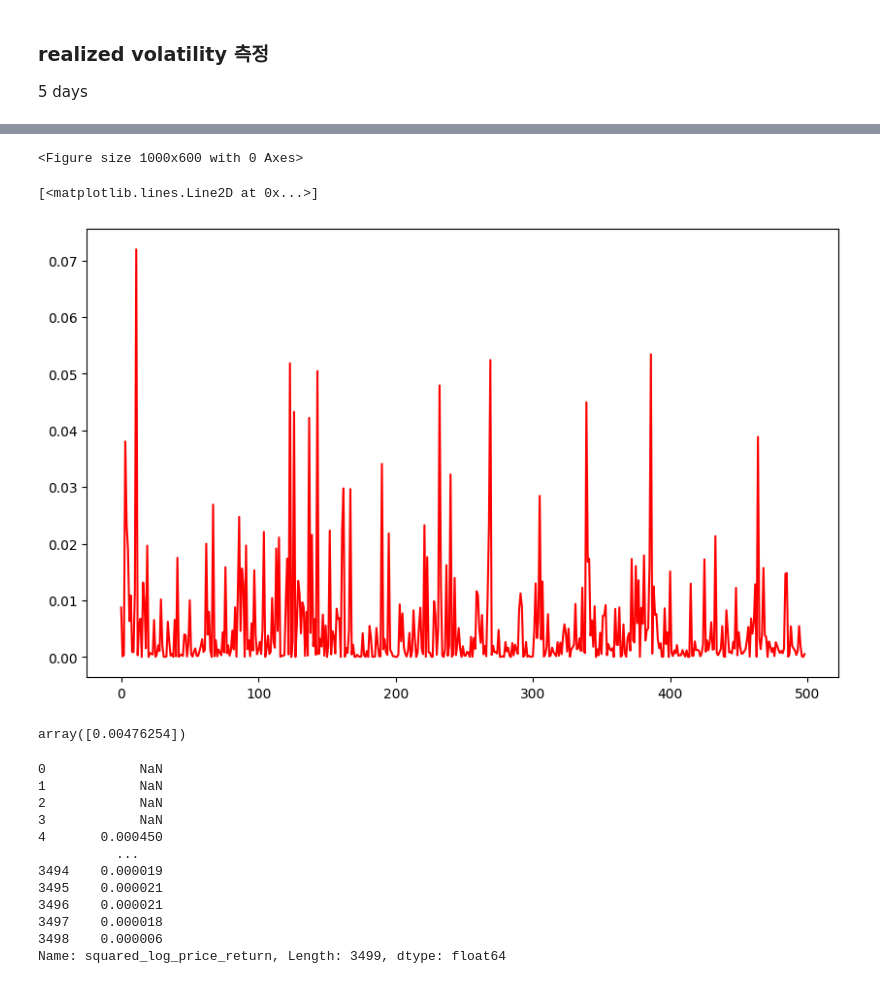
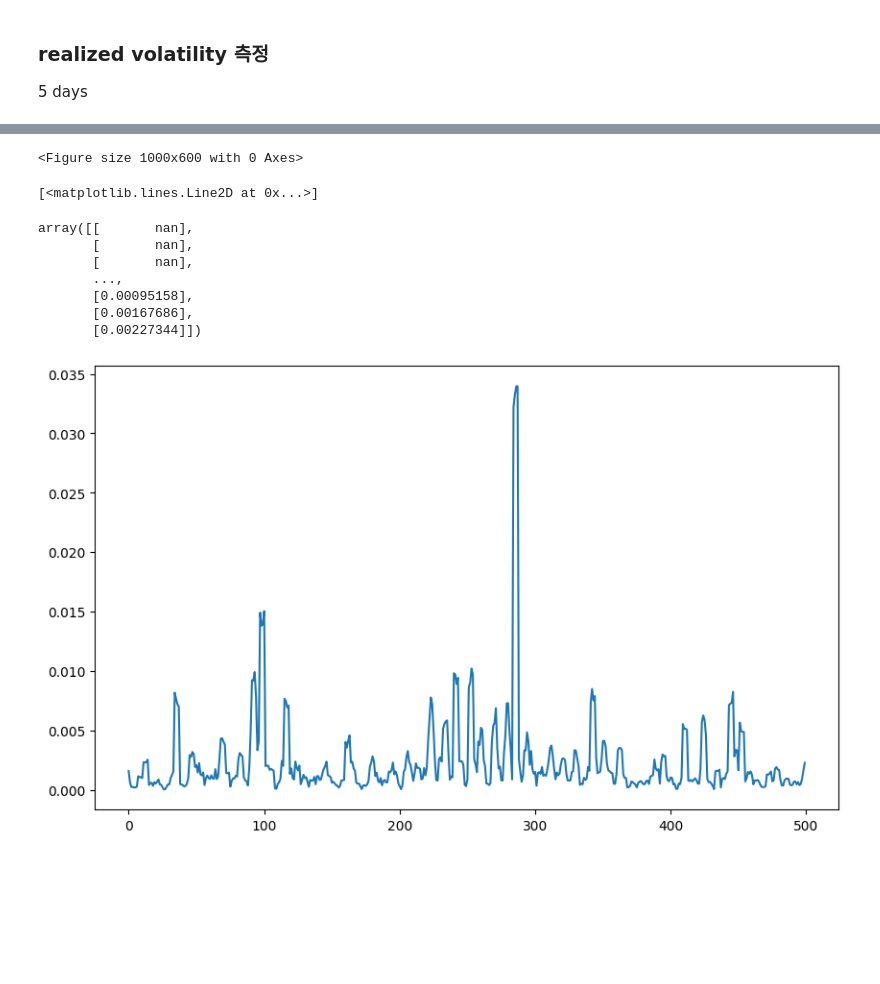
Before and after one commit to easyDong19/intern_project, a Jupyter notebook: realized_volatility.ipynb, the cells around one changed output, grey strips where cells are left out. Cells and saved outputs as stored; diff of their text form; code cells hidden in the pictures; blank space fills up the shorter version.

```diff
--- a/realized_volatility.ipynb
+++ b/realized_volatility.ipynb
@@ -8,7 +8,7 @@ import numpy as np
 from IPython.core.interactiveshell import InteractiveShell
 InteractiveShell.ast_node_interactivity = "all"
 # %%
-GSPC_data = pd.read_csv('data/GSPC.csv')
+AAPL_data = pd.read_csv('data/AAPL.csv')
 # %%
-GSPC_data['log_price_return'] = np.log(GSPC_data['Adj Close']).diff(1)
-GSPC_data['squared_log_price_return'] = GSPC_data['log_price_return'] ** 2
+AAPL_data['log_price_return'] = np.log(AAPL_data['Adj Close']).diff(1)
+AAPL_data['squared_log_price_return'] = AAPL_data['log_price_return'] ** 2
@@ -31,37 +15,25 @@ GSPC_data
 # %%
 import matplotlib.pyplot as plt
 from sklearn.preprocessing import MinMaxScaler
 #논문에서 명시된 realized volatility
-volatility = GSPC_data['squared_log_price_return'].dropna().rolling(window=4).sum() / 5.0
+volatility = AAPL_data['squared_log_price_return'].dropna().rolling(window=4).sum() / 5.0
 
 plt.figure(figsize=(10,6))
 #volatility 정규화
 scaler = MinMaxScaler()
 normalzied_volatility = scaler.fit_transform(volatility.values.reshape(-1,1))
-normalized_squared_return = scaler.fit_transform(GSPC_data['squared_log_price_return'].values.reshape(-1,1))
-# plt.plot(normalzied_volatility[3000:])
-plt.plot(normalized_squared_return[3000:], color= 'red')
+# normalized_squared_return = scaler.fit_transform(AAPL_data['squared_log_price_return'].values.reshape(-1,1))
+plt.plot(normalzied_volatility[2999:])
+# plt.plot(normalized_squared_return[3000:], color= 'red')
 # plt.plot(volatility[3000:])
 # %% [output]
 <Figure size 1000x600 with 0 Axes>
 [<matplotlib.lines.Line2D at 0x...>]
+array([[       nan],
+       [       nan],
+       [       nan],
+       ...,
+       [0.00095158],
+       [0.00167686],
+       [0.00227344]])
-[figure, old version]
+[figure, new version]
-# %%
-normalzied_volatility[3000]
-# %% [output]
-array([0.00476254])
-# %%
-GSPC_data['squared_log_price_return'].rolling(window=4).sum() / 5
-# %% [output]
-0            NaN
-1            NaN
-2            NaN
-3            NaN
-4       0.000450
-          ...
-3494    0.000019
-3495    0.000021
-3496    0.000021
-3497    0.000018
-3498    0.000006
-Name: squared_log_price_return, Length: 3499, dtype: float64
```
Also changed, not shown: parts of 1 cell of this notebook, 4 other files.
